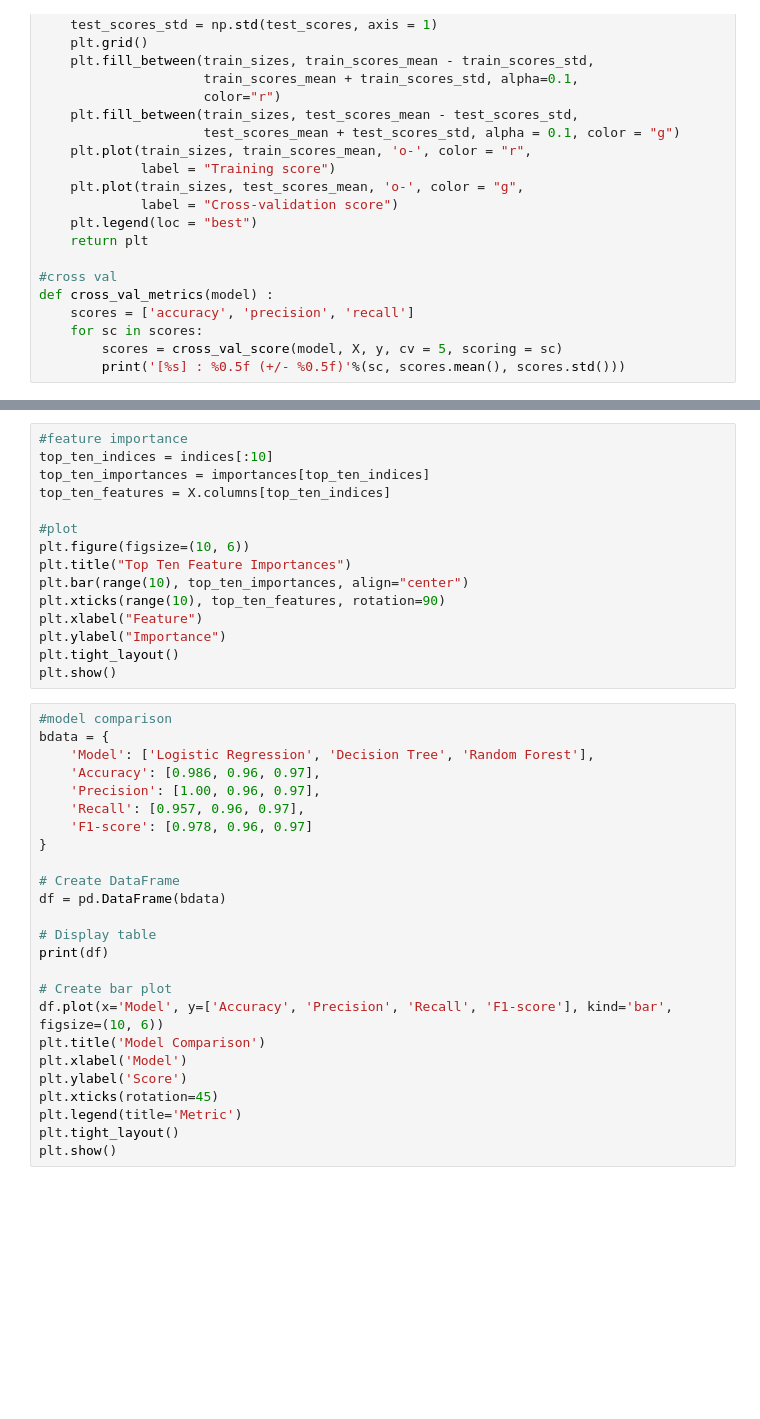
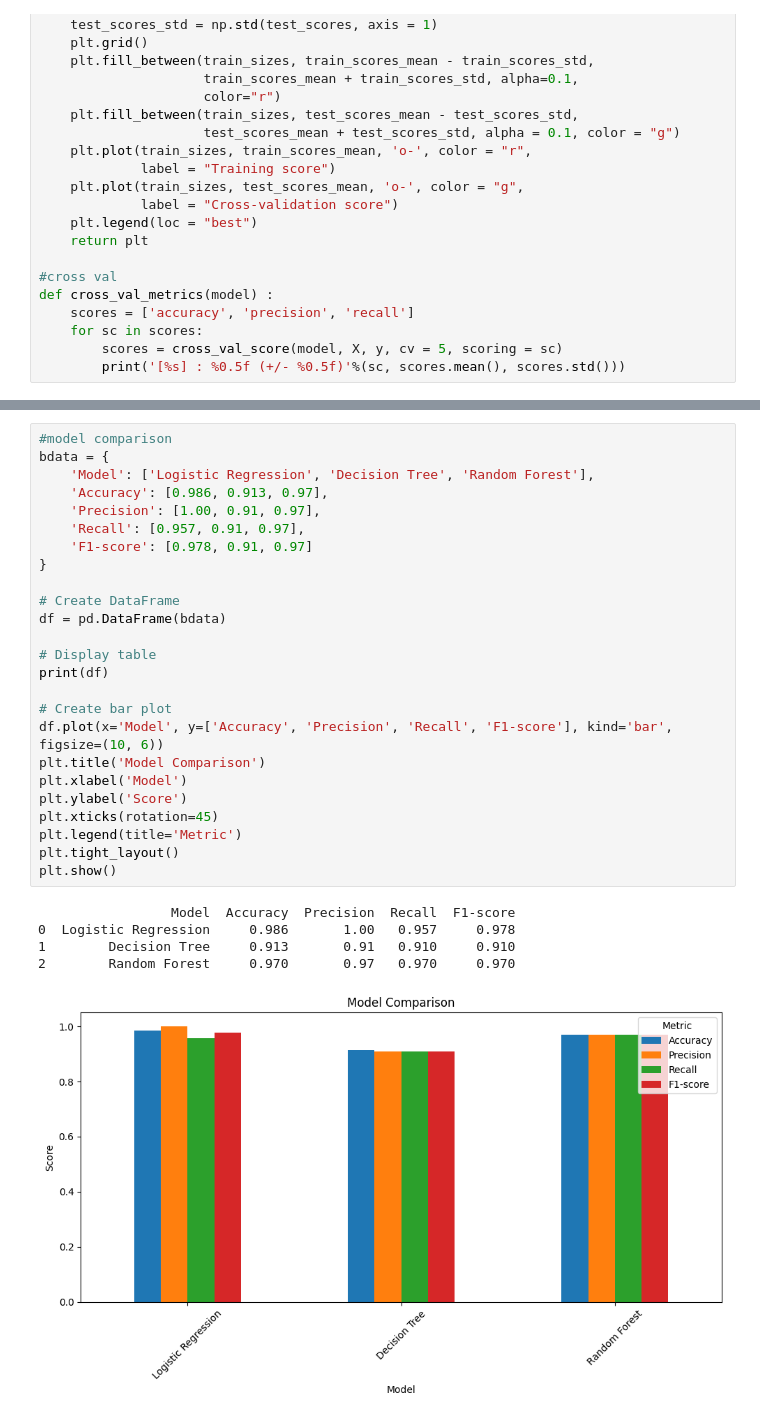
Before and after one commit to kngo44/BreastCancerWisconsin, a Jupyter notebook: 2nd_Deliverable.ipynb, the cells around one changed output, grey strips where cells are left out. Cells and saved outputs as stored; diff of their text form; blank space fills up the shorter version.

```diff
--- a/2nd_Deliverable.ipynb
+++ b/2nd_Deliverable.ipynb
@@ -588,40 +601,31 @@ NameError: name 'X_scaled' is not defined
-# %%
-#feature importance
-top_ten_indices = indices[:10]
-top_ten_importances = importances[top_ten_indices]
-top_ten_features = X.columns[top_ten_indices]
-
-#plot
-plt.figure(figsize=(10, 6))
-plt.title("Top Ten Feature Importances")
-plt.bar(range(10), top_ten_importances, align="center")
-plt.xticks(range(10), top_ten_features, rotation=90)
-plt.xlabel("Feature")
-plt.ylabel("Importance")
-plt.tight_layout()
-plt.show()
 # %%
 #model comparison
 bdata = {
     'Model': ['Logistic Regression', 'Decision Tree', 'Random Forest'],
-    'Accuracy': [0.986, 0.96, 0.97],
-    'Precision': [1.00, 0.96, 0.97],
-    'Recall': [0.957, 0.96, 0.97],
-    'F1-score': [0.978, 0.96, 0.97]
+    'Accuracy': [0.986, 0.913, 0.97],
+    'Precision': [1.00, 0.91, 0.97],
+    'Recall': [0.957, 0.91, 0.97],
+    'F1-score': [0.978, 0.91, 0.97]
 }
 
 # Create DataFrame
 df = pd.DataFrame(bdata)
 
 # Display table
 print(df)
 
 # Create bar plot
 df.plot(x='Model', y=['Accuracy', 'Precision', 'Recall', 'F1-score'], kind='bar', figsize=(10, 6))
 plt.title('Model Comparison')
 plt.xlabel('Model')
 plt.ylabel('Score')
 plt.xticks(rotation=45)
 plt.legend(title='Metric')
 plt.tight_layout()
 plt.show()
+# %% [output]
+                 Model  Accuracy  Precision  Recall  F1-score
+0  Logistic Regression     0.986       1.00   0.957     0.978
+1        Decision Tree     0.913       0.91   0.910     0.910
+2        Random Forest     0.970       0.97   0.970     0.970
+[figure, added]
```
Also changed, not shown: parts of 8 cells of this notebook.
